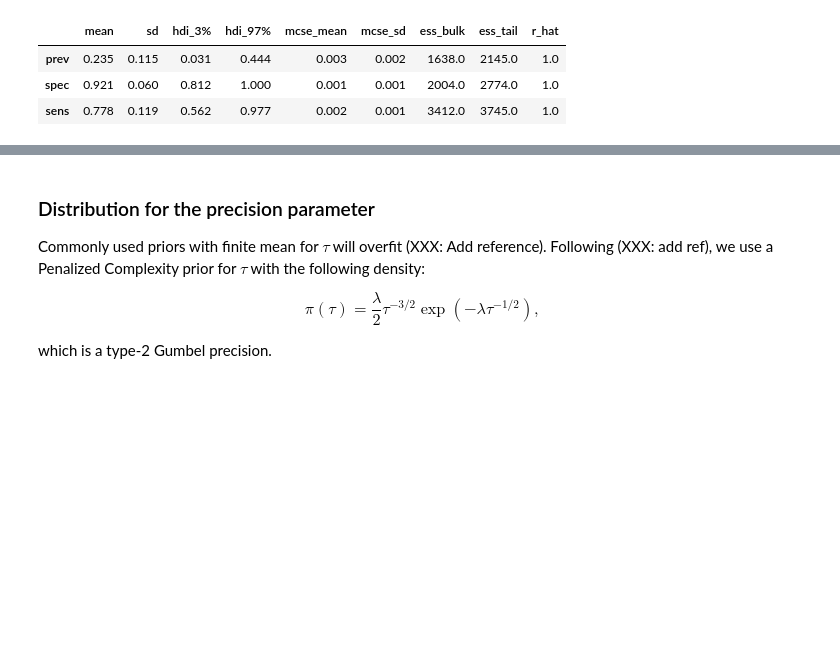
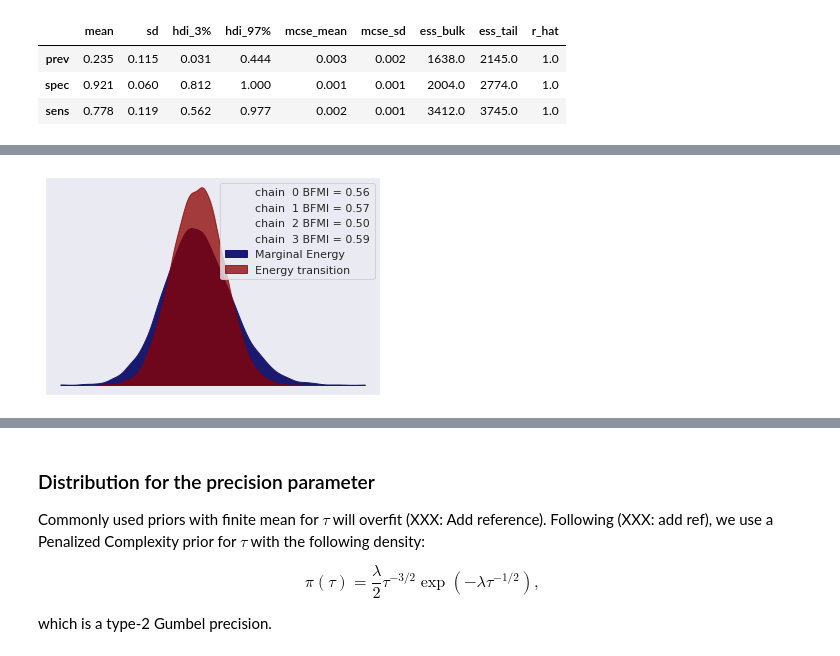
Before and after one commit to lucasmoschen/rds-bayesian-analysis-tcc, a Jupyter notebook: notebooks_book/imperfect_test_rds.ipynb, the cells around one changed output, grey strips where cells are left out. Saved outputs shown, nothing was run; the diff lists cells and outputs as text; code cells hidden in the pictures; blank space fills up the shorter version.

```diff
--- a/notebooks_book/imperfect_test_rds.ipynb
+++ b/notebooks_book/imperfect_test_rds.ipynb
@@ -401,3 +400,17 @@ summary.loc[['prev', 'spec', 'sens']]
 | prev | 0.235 | 0.115 | 0.031 | 0.444 | 0.003 | 0.002 | 1638.0 | 2145.0 | 1.0 |
 | spec | 0.921 | 0.060 | 0.812 | 1.000 | 0.001 | 0.001 | 2004.0 | 2774.0 | 1.0 |
 | sens | 0.778 | 0.119 | 0.562 | 0.977 | 0.002 | 0.001 | 3412.0 | 3745.0 | 1.0 |
+# %%
+compiled = True
+#compiled = False
+
+if compiled:
+    sm = pickle.load(open('../models/primary_model/pickles/rds_imperfect_test_v5.pkl', 'rb'))
+else:
+    sm = ps.StanModel(file = '../models/primary_model/stan_codes/rds_imperfect_test_v5.stan')
+    with open('../models/primary_model/pickles/rds_imperfect_test_v5.pkl', 'wb') as f:
+        pickle.dump(sm, f)
+# %%
+%%time
+fit_rds_imperfect_eff = sm.sampling(data=data, iter=5000)
+summary = az.summary(fit_rds_imperfect_eff)
@@ -403,0 +420,6 @@ summary.loc[['prev', 'spec', 'sens']]
+# %%
+ax = az.plot_energy(fit_rds_imperfect_eff, fill_color=('midnightblue', 'darkred'))
+plt.savefig('../images/energy_plot_partially_centered_implementation_stan.pdf', bbox_inches='tight')
+plt.show()
+# %% [output]
+[figure, added]
```
Also changed, not shown: parts of 6 cells of this notebook, 9 other files.
